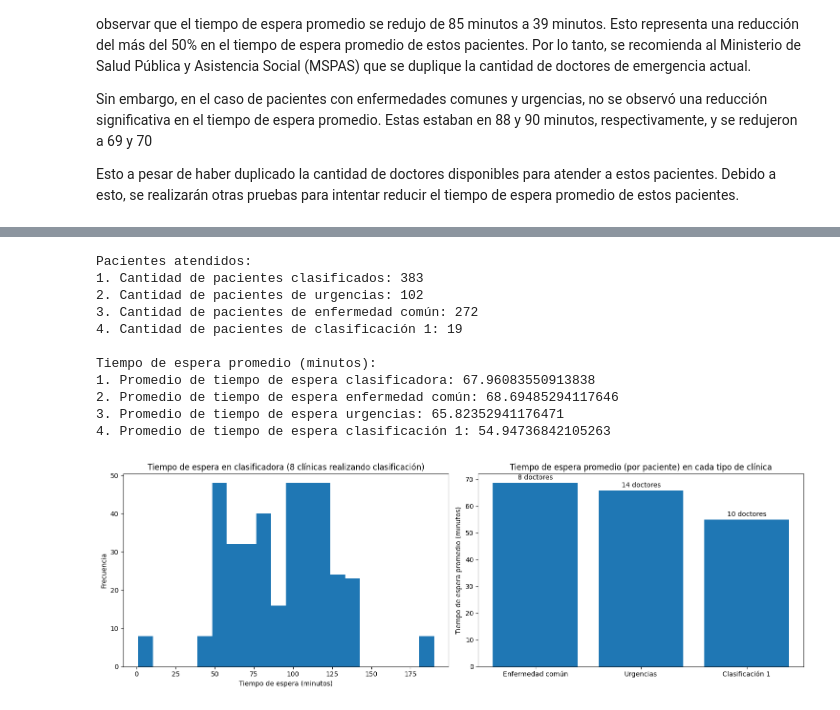
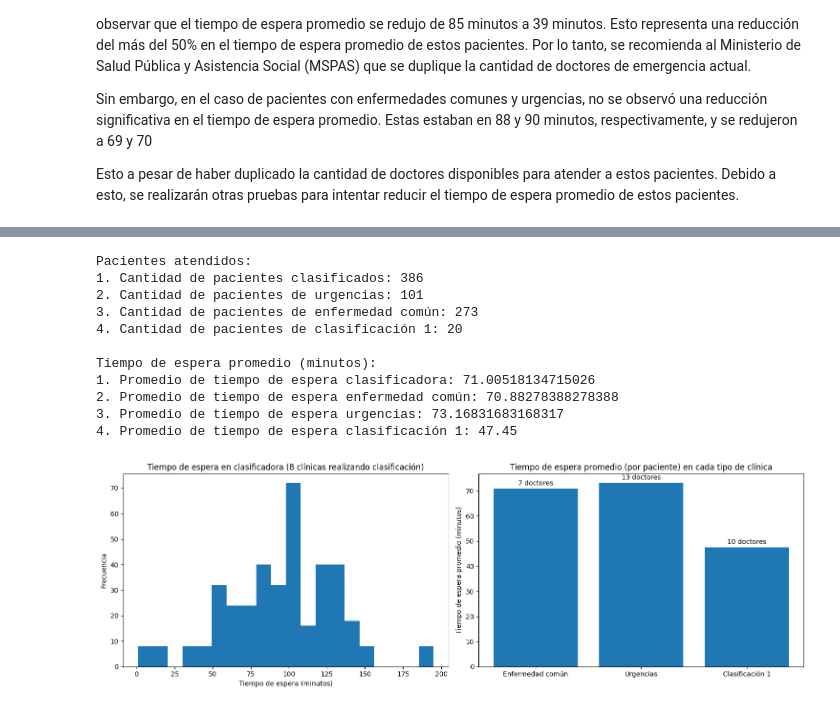
Before and after one commit to 20Candy/proyecto_modsim, a Jupyter notebook: main.ipynb, the cells around one changed output, grey strips where cells are left out. Drawn from its saved outputs; the diff is of its cells as text; code cells hidden in the pictures.

```diff
--- a/main.ipynb
+++ b/main.ipynb
@@ -564,8 +573,8 @@ Tiempo de espera promedio (minutos):
 num_clinicas_clasificacion1 = 10
 num_clinicas_clasificadoras = 8
 
-num_clinicas_urgencias = 14
-num_clinicas_comunes = 8
+num_clinicas_urgencias = 13
+num_clinicas_comunes = 7
 
 
 model = HospitalModel(400, num_clinicas_clasificacion1, num_clinicas_urgencias, num_clinicas_comunes, num_clinicas_clasificadoras)
@@ -581,40 +590,40 @@ fig, (ax1, ax2) = plt.subplots(1, 2, figsize=(15, 5))
 # Grafica: Tiempo de espera en clasificadora (pacientes que no llegaron en ambulancia)
 tiempos_espera_clasificadora = [p.tiempo_espera_clasificadora for p in model.schedule.agents if not p.en_ambulancia]
 ax1.hist(tiempos_espera_clasificadora, bins=20)
 ax1.set_xlabel("Tiempo de espera (minutos)")
 ax1.set_ylabel("Frecuencia")
 ax1.set_title("Tiempo de espera en clasificadora (8 clínicas realizando clasificación)")
 
 # Grafica: Barras de tiempo promedio de espera en cada tipo de clínica
 tiempos_espera_clinicas = [model.tiempo_espera_enfermedad_comun/model.pacientes_enfermedad_comun, model.tiempo_espera_urgencias/model.pacientes_urgencias, model.tiempo_espera_clasificacion_1/model.pacientes_clasificacion_1]
-doctores_por_clinica = [8, 14, 10]
+doctores_por_clinica = [7, 13, 10]
 
 barras = ax2.bar(["Enfermedad común", "Urgencias", "Clasificación 1"], tiempos_espera_clinicas)
 ax2.set_ylabel("Tiempo de espera promedio (minutos)")
 ax2.set_title("Tiempo de espera promedio (por paciente) en cada tipo de clínica")
 
 # Anotaciones de la cantidad de doctores por clínica
 for barra, doctores in zip(barras, doctores_por_clinica):
     altura = barra.get_height()
     ax2.annotate(f'{doctores} doctores',
                  xy=(barra.get_x() + barra.get_width() / 2, altura),
                  xytext=(0, 3),  # 3 puntos de desplazamiento vertical
                  textcoords="offset points",
                  ha='center', va='bottom')
 
 # Mostrar la figura completa
 plt.tight_layout()
 plt.show()
 # %% [output]
 Pacientes atendidos:
-1. Cantidad de pacientes clasificados: 383
-2. Cantidad de pacientes de urgencias: 102
-3. Cantidad de pacientes de enfermedad común: 272
-4. Cantidad de pacientes de clasificación 1: 19
+1. Cantidad de pacientes clasificados: 386
+2. Cantidad de pacientes de urgencias: 101
+3. Cantidad de pacientes de enfermedad común: 273
+4. Cantidad de pacientes de clasificación 1: 20
 
 Tiempo de espera promedio (minutos):
-1. Promedio de tiempo de espera clasificadora: 67.96083550913838
-2. Promedio de tiempo de espera enfermedad común: 68.69485294117646
-3. Promedio de tiempo de espera urgencias: 65.82352941176471
-4. Promedio de tiempo de espera clasificación 1: 54.94736842105263
+1. Promedio de tiempo de espera clasificadora: 71.00518134715026
+2. Promedio de tiempo de espera enfermedad común: 70.88278388278388
+3. Promedio de tiempo de espera urgencias: 73.16831683168317
+4. Promedio de tiempo de espera clasificación 1: 47.45
-[figure, old version]
+[figure, new version]
```
Also changed, not shown: parts of 9 cells of this notebook.
